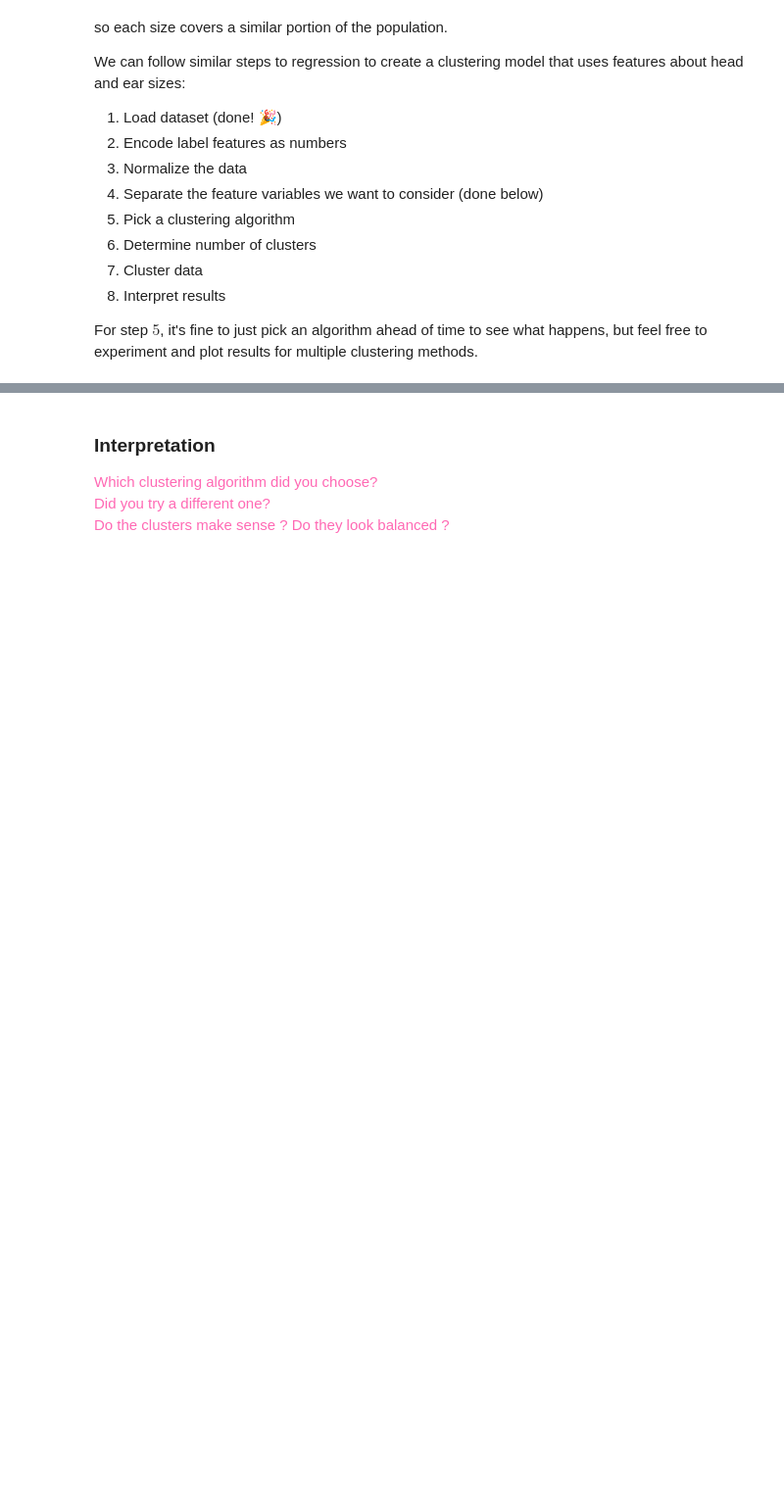
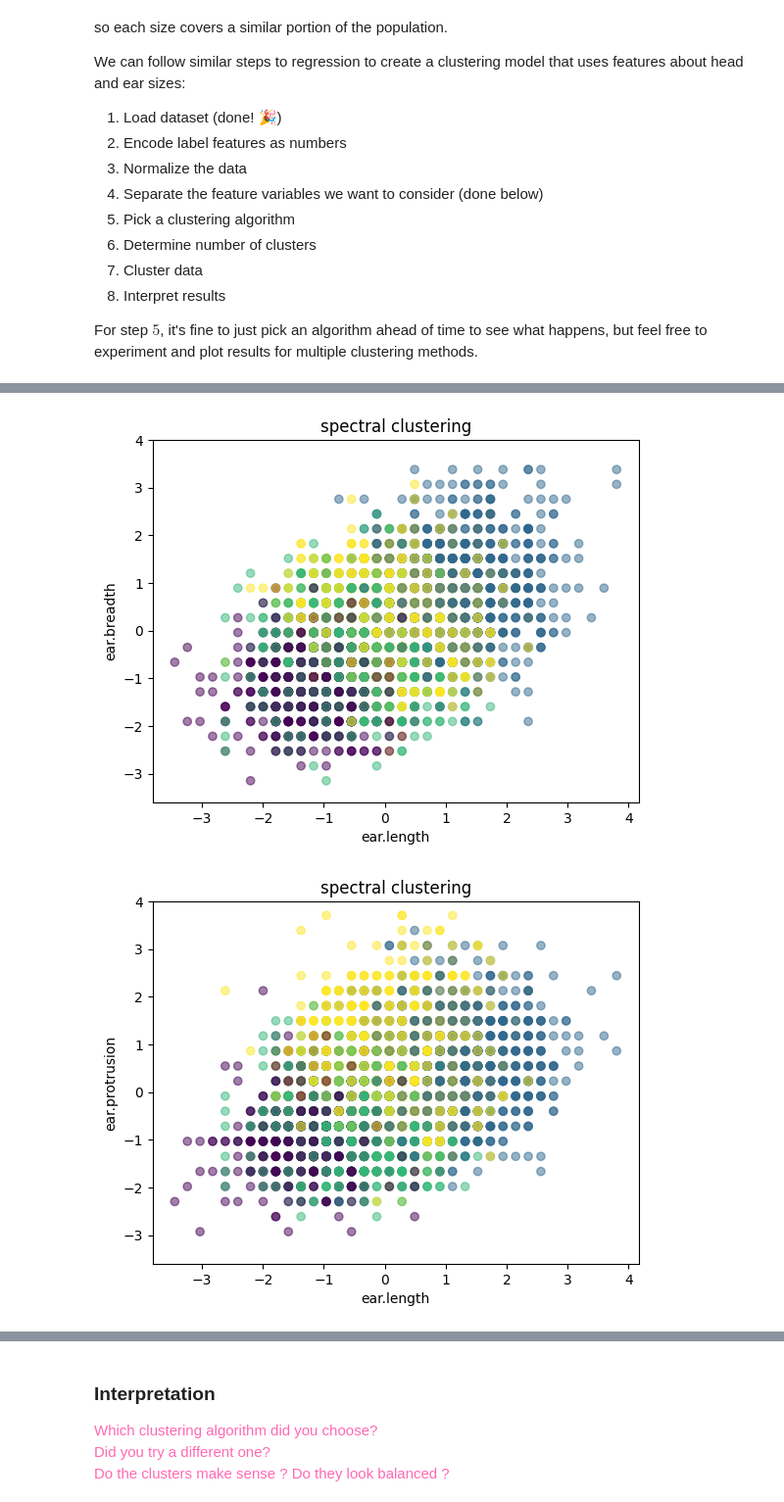
Before and after one commit to idmmachinelearning-ms/HW09, a Jupyter notebook: HW09.ipynb, the cells around one changed output, grey strips where cells are left out. Shown at 98% size. Saved outputs shown, nothing was run; the diff lists cells and outputs as text; code cells hidden in the pictures; blank space fills up the shorter version.

```diff
--- a/HW09.ipynb
+++ b/HW09.ipynb
@@ -119,0 +207,44 @@ ansur_features = ansur_scaled_df[["head.height", "head.circumference", "ear.leng
+# %%
+## Plot clusters as function of 2 or 3 variables
+# spectral
+
+clusters = sc_predicted["clusters"]
+
+xl, yl, zl = "ear.length", "ear.breadth", "ear.protrusion"
+x = ansur_scaled_df[xl]
+y = ansur_scaled_df[yl]
+z = ansur_scaled_df[zl]
+
+# 2D
+plt.scatter(x, y, c=clusters, marker='o', linestyle='', alpha=0.5)
+plt.title("spectral clustering")
+plt.xlabel(xl)
+plt.ylabel(yl)
+plt.ylim([-3.6, 4])
+plt.show()
+
+plt.scatter(x, z, c=clusters, marker='o', linestyle='', alpha=0.5)
+plt.title("spectral clustering")
+plt.xlabel(xl)
+plt.ylabel(zl)
+plt.ylim([-3.6, 4])
+plt.show()
+
+# 3D
+fig = plt.figure(figsize=(8, 8))
+ax = fig.add_subplot(projection='3d')
+
+ax.scatter(x, y, z, c=clusters, marker='o', linestyle='', alpha=0.5)
+
+ax.set_title("spectral clustering")
+ax.set_xlabel(xl)
+ax.set_ylabel(yl)
+ax.set_zlabel(zl)
+
+ax.set_ylim(-3.6, 4)
+ax.set_zlim(-3.6, 4)
+
+plt.show()
+# %% [output]
+[figure, added]
+[figure, added]
```
Also changed, not shown: parts of 8 cells of this notebook.
